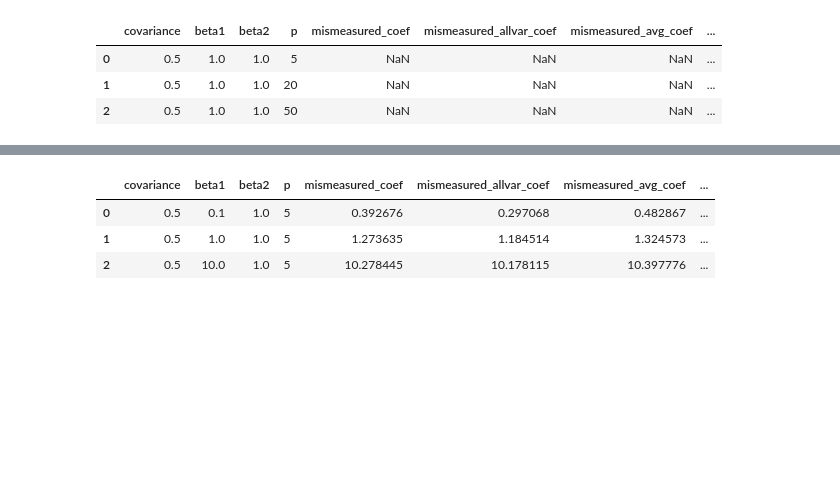
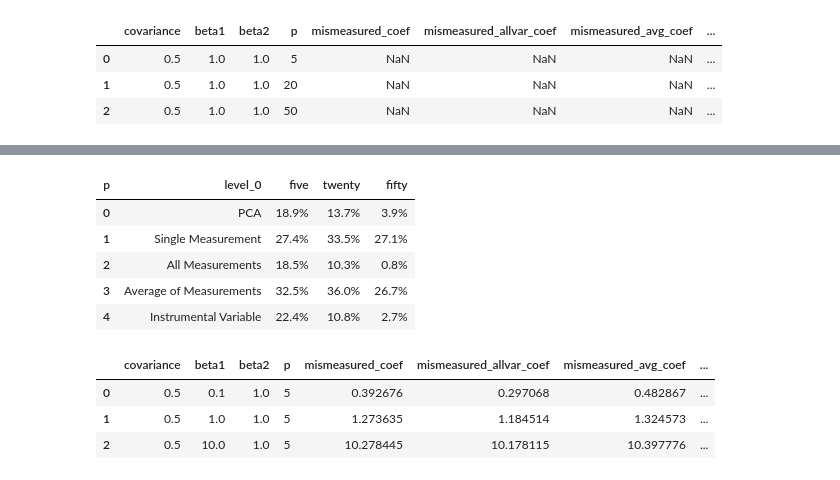
Before and after one commit to ijyliu/ECMA-31330-Project, a Jupyter notebook: Source/Simulations/PCA on Covariates 20210526.ipynb, the cells around one changed output, grey strips where cells are left out. Saved outputs shown, nothing was run; the diff lists cells and outputs as text; code cells hidden in the pictures; blank space fills up the shorter version.

```diff
--- a/Source/Simulations/PCA on Covariates 20210526.ipynb
+++ b/Source/Simulations/PCA on Covariates 20210526.ipynb
@@ -313,3 +376,25 @@ sim_reg_p_coefs
+# %%
+sim_reg_p_apes = (sim_reg_p.query('level_0.str.contains("ape")')
+                           .query('level_1 != "std"')
+                           .drop(columns = 'level_1')
+                           .replace(ape_names_mapper)
+                           .set_index('level_0')
+                           .multiply(100)
+                           .round(1)
+                           .astype(str)
+                           .add('%')
+                           .reset_index())
+
+Minimal_Latex(sim_reg_p_apes, 'p_apes.tex')
+
+sim_reg_p_apes
+# %% [output]
+| p | level_0 | five | twenty | fifty |
+| 0 | PCA | 18.9% | 13.7% | 3.9% |
+| 1 | Single Measurement | 27.4% | 33.5% | 27.1% |
+| 2 | All Measurements | 18.5% | 10.3% | 0.8% |
+| 3 | Average of Measurements | 32.5% | 36.0% | 26.7% |
+| 4 | Instrumental Variable | 22.4% | 10.8% | 2.7% |
 # %%
 output.loc[(output['p']==5)&(output['beta2']==1)&(output['covariance'] == 0.5)&(output['exp_of_var']=='yes')].groupby(['covariance','beta1','beta2','p']).mean().reset_index()
 # %% [output]
```
Also changed, not shown: parts of 5 cells of this notebook, 2 other files.
